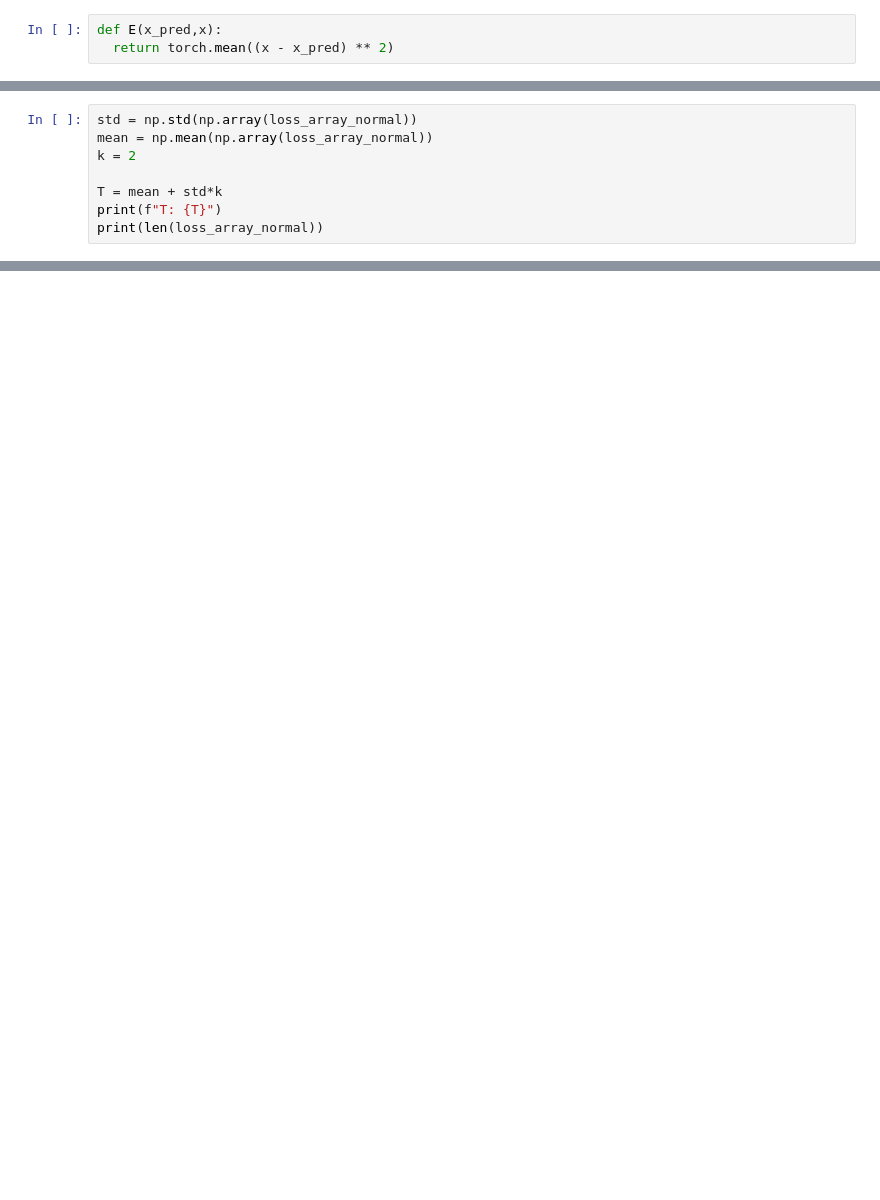
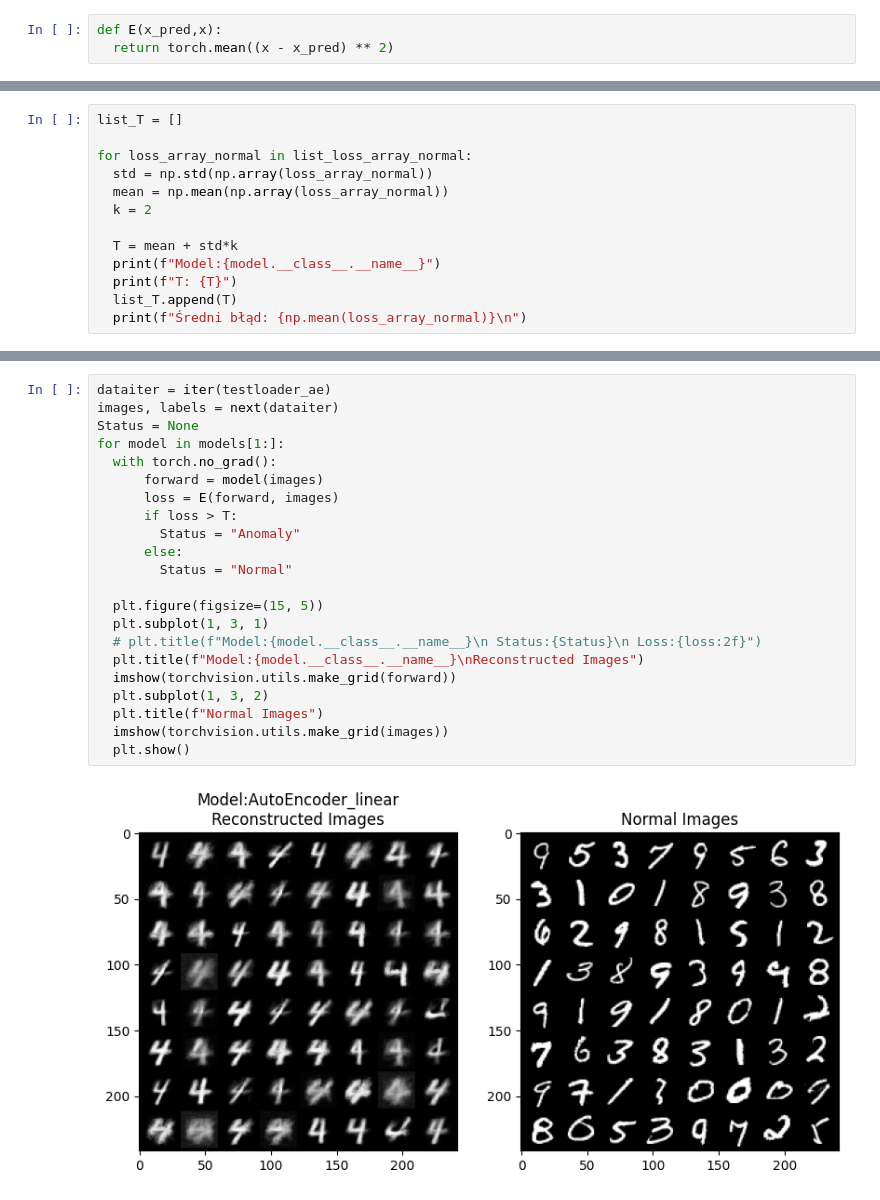
Before and after one commit to Awerdos/Anomaly-Detection-with-AutoEncoder, a Jupyter notebook: AutoEncoder.ipynb, the cells around one changed output, grey strips where cells are left out. Drawn from its saved outputs; the diff is of its cells as text; blank space fills up the shorter version.

```diff
--- a/AutoEncoder.ipynb
+++ b/AutoEncoder.ipynb
@@ -190,8 +227,13 @@ with torch.no_grad():
 # %%
-std = np.std(np.array(loss_array_normal))
-mean = np.mean(np.array(loss_array_normal))
-k = 2
+list_T = []
 
-T = mean + std*k
-print(f"T: {T}")
-print(len(loss_array_normal))
+for loss_array_normal in list_loss_array_normal:
+  std = np.std(np.array(loss_array_normal))
+  mean = np.mean(np.array(loss_array_normal))
+  k = 2
+
+  T = mean + std*k
+  print(f"Model:{model.__class__.__name__}")
+  print(f"T: {T}")
+  list_T.append(T)
+  print(f"Średni błąd: {np.mean(loss_array_normal)}\n")
@@ -212,0 +268,24 @@ imshow(torchvision.utils.make_grid(images))
+# %%
+dataiter = iter(testloader_ae)
+images, labels = next(dataiter)
+Status = None
+for model in models[1:]:
+  with torch.no_grad():
+      forward = model(images)
+      loss = E(forward, images)
+      if loss > T:
+        Status = "Anomaly"
+      else:
+        Status = "Normal"
+
+  plt.figure(figsize=(15, 5))
+  plt.subplot(1, 3, 1)
+  # plt.title(f"Model:{model.__class__.__name__}\n Status:{Status}\n Loss:{loss:2f}")
+  plt.title(f"Model:{model.__class__.__name__}\nReconstructed Images")
+  imshow(torchvision.utils.make_grid(forward))
+  plt.subplot(1, 3, 2)
+  plt.title(f"Normal Images")
+  imshow(torchvision.utils.make_grid(images))
+  plt.show()
+# %% [output]
+[figure, added]
```
Also changed, not shown: parts of 15 cells of this notebook.
